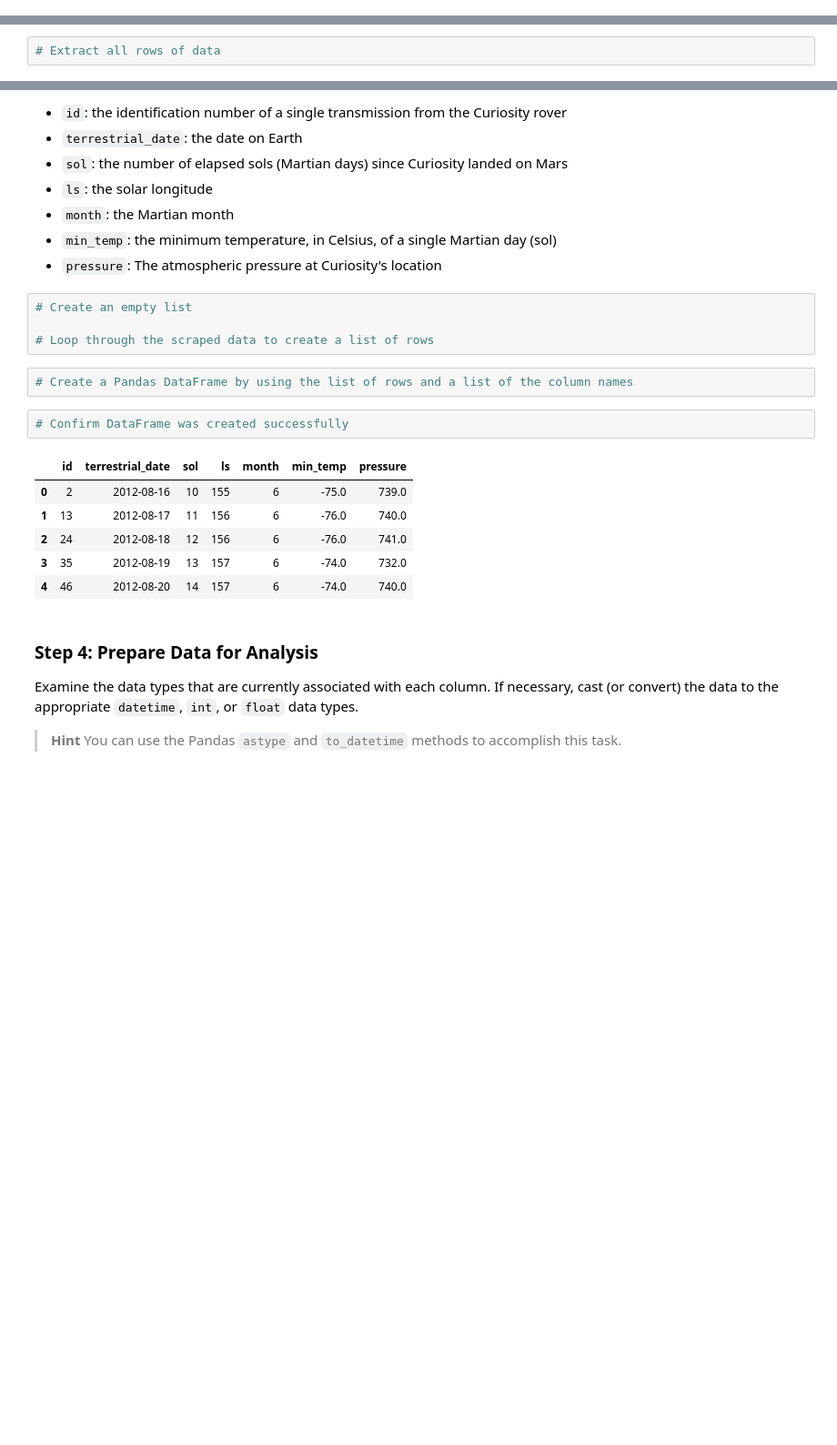
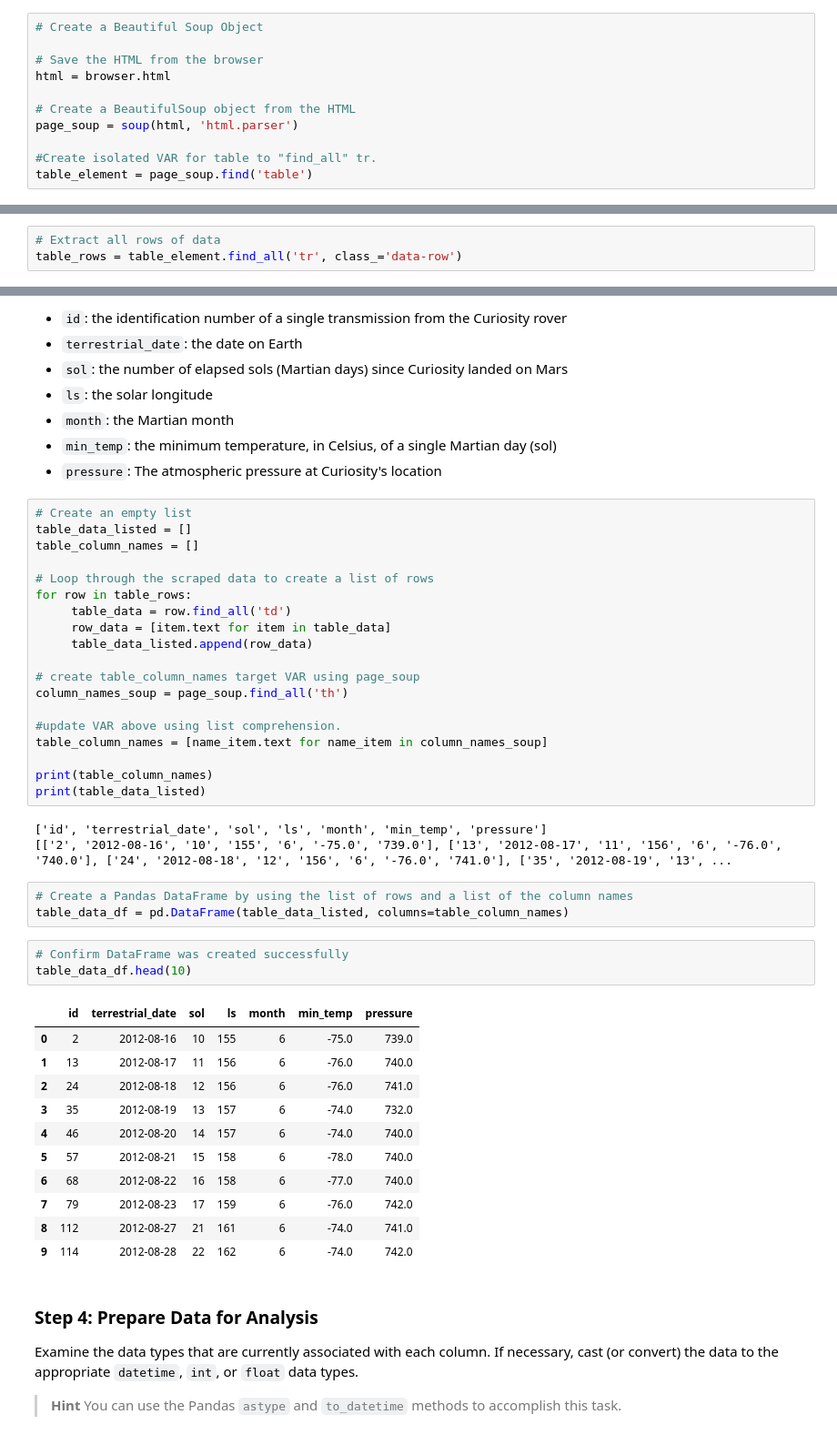
Before and after one commit to Ao-27/mars-news-analysis, a Jupyter notebook: part_2_mars_weather.ipynb, the cells around one changed output, grey strips where cells are left out. Shown: that part at 91% size. Cells and saved outputs as stored; diff of their text form; blank space fills up the shorter version.

```diff
--- a/part_2_mars_weather.ipynb
+++ b/part_2_mars_weather.ipynb
@@ -30,0 +37,11 @@ Note that this can also be achieved by using the Pandas `read_html` function. Ho
+# %%
+# Create a Beautiful Soup Object
+
+# Save the HTML from the browser
+html = browser.html
+
+# Create a BeautifulSoup object from the HTML
+page_soup = soup(html, 'html.parser')
+
+#Create isolated VAR for table to "find_all" tr.
+table_element = page_soup.find('table')
@@ -31,5 +69,6 @@ Note that this can also be achieved by using the Pandas `read_html` function. Ho
 # %%
 # Extract all rows of data
+table_rows = table_element.find_all('tr', class_='data-row')
 # %% [markdown]
 ### Step 3: Store the Data
 
@@ -42,21 +81,46 @@ Assemble the scraped data into a Pandas DataFrame. The columns should have the s
 * `month`: the Martian month
 * `min_temp`: the minimum temperature, in Celsius, of a single Martian day (sol)
 * `pressure`: The atmospheric pressure at Curiosity's location
-# %%
-# Create an empty list
-
-# Loop through the scraped data to create a list of rows
+# %%
+# Create an empty list
+table_data_listed = []
+table_column_names = []
+
+# Loop through the scraped data to create a list of rows
+for row in table_rows:
+     table_data = row.find_all('td')
+     row_data = [item.text for item in table_data]
+     table_data_listed.append(row_data)
+
+# create table_column_names target VAR using page_soup
+column_names_soup = page_soup.find_all('th')
+
+#update VAR above using list comprehension.
+table_column_names = [name_item.text for name_item in column_names_soup]
+
+print(table_column_names)
+print(table_data_listed)
+# %% [output]
+['id', 'terrestrial_date', 'sol', 'ls', 'month', 'min_temp', 'pressure']
+[['2', '2012-08-16', '10', '155', '6', '-75.0', '739.0'], ['13', '2012-08-17', '11', '156', '6', '-76.0', '740.0'], ['24', '2012-08-18', '12', '156', '6', '-76.0', '741.0'], ['35', '2012-08-19', '13', ...
 # %%
 # Create a Pandas DataFrame by using the list of rows and a list of the column names
+table_data_df = pd.DataFrame(table_data_listed, columns=table_column_names)
 # %%
 # Confirm DataFrame was created successfully
+table_data_df.head(10)
 # %% [output]
 |  | id | terrestrial_date | sol | ls | month | min_temp | pressure |
 | 0 | 2 | 2012-08-16 | 10 | 155 | 6 | -75.0 | 739.0 |
 | 1 | 13 | 2012-08-17 | 11 | 156 | 6 | -76.0 | 740.0 |
 | 2 | 24 | 2012-08-18 | 12 | 156 | 6 | -76.0 | 741.0 |
 | 3 | 35 | 2012-08-19 | 13 | 157 | 6 | -74.0 | 732.0 |
 | 4 | 46 | 2012-08-20 | 14 | 157 | 6 | -74.0 | 740.0 |
+| 5 | 57 | 2012-08-21 | 15 | 158 | 6 | -78.0 | 740.0 |
+| 6 | 68 | 2012-08-22 | 16 | 158 | 6 | -77.0 | 740.0 |
+| 7 | 79 | 2012-08-23 | 17 | 159 | 6 | -76.0 | 742.0 |
+| 8 | 112 | 2012-08-27 | 21 | 161 | 6 | -74.0 | 741.0 |
+| 9 | 114 | 2012-08-28 | 22 | 162 | 6 | -74.0 | 742.0 |
 # %% [markdown]
 ### Step 4: Prepare Data for Analysis
 
```
Also changed, not shown: parts of 23 cells of this notebook, 1 other file.
